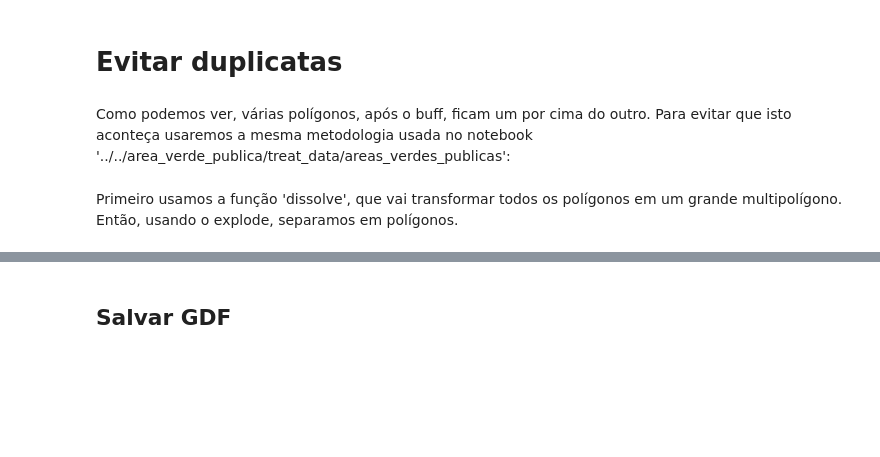
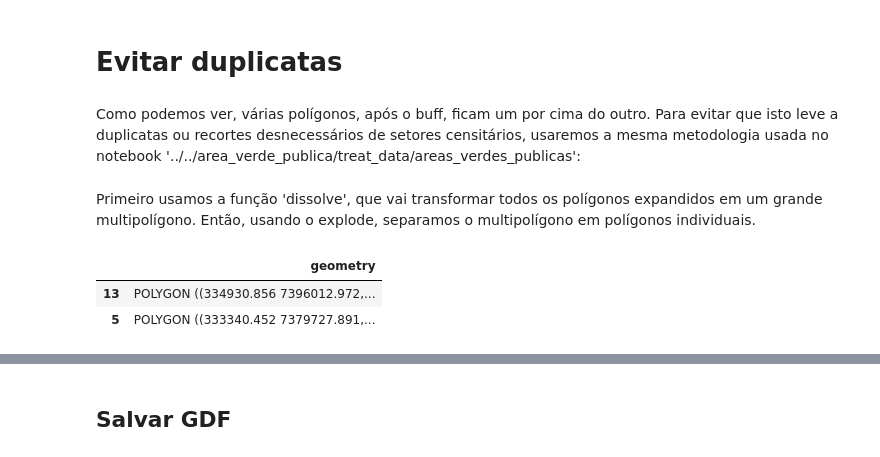
Before and after one commit to sepep-pmsp/coleta_cebrap, a Jupyter notebook: notebooks/jupyter/parques_lineares_urbanos/treat_data/buffed_parques_urb_line.ipynb, the cells around one changed output, grey strips where cells are left out. Cells and saved outputs as stored; diff of their text form; code cells hidden in the pictures; blank space fills up the shorter version.

```diff
--- a/notebooks/jupyter/parques_lineares_urbanos/treat_data/buffed_parques_urb_line.ipynb
+++ b/notebooks/jupyter/parques_lineares_urbanos/treat_data/buffed_parques_urb_line.ipynb
@@ -67,10 +67,16 @@ gdf_parq_urb_line.explore(m=m, color='pink')
 # %% [markdown]
 # Evitar duplicatas
 # %% [markdown]
-Como podemos ver, várias polígonos, após o buff, ficam um por cima do outro. Para evitar que isto aconteça usaremos a mesma metodologia usada no notebook '../../area_verde_publica/treat_data/areas_verdes_publicas':
+Como podemos ver, várias polígonos, após o buff, ficam um por cima do outro. Para evitar que isto leve a duplicatas ou recortes desnecessários de setores censitários, usaremos a mesma metodologia usada no notebook '../../area_verde_publica/treat_data/areas_verdes_publicas':
 # %% [markdown]
-Primeiro usamos a função 'dissolve', que vai transformar todos os polígonos em um grande multipolígono. Então, usando o explode, separamos em polígonos.
+Primeiro usamos a função 'dissolve', que vai transformar todos os polígonos expandidos em um grande multipolígono. Então, usando o explode, separamos o multipolígono em polígonos individuais.
 # %%
 buffed=buffed.dissolve()
 # %%
 buffed=buffed.explode(ignore_index=True)
+# %%
+buffed.sample(2)
+# %% [output]
+|  | geometry |
+| 13 | POLYGON ((334930.856 7396012.972,... |
+| 5 | POLYGON ((333340.452 7379727.891,... |
```
Also changed, not shown: parts of 3 cells of this notebook, 4 other files.
